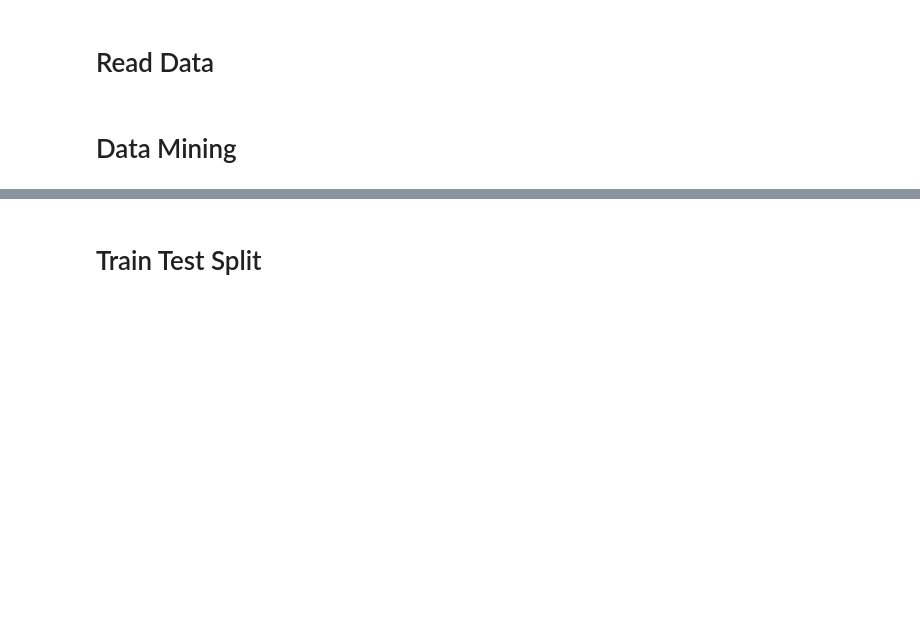
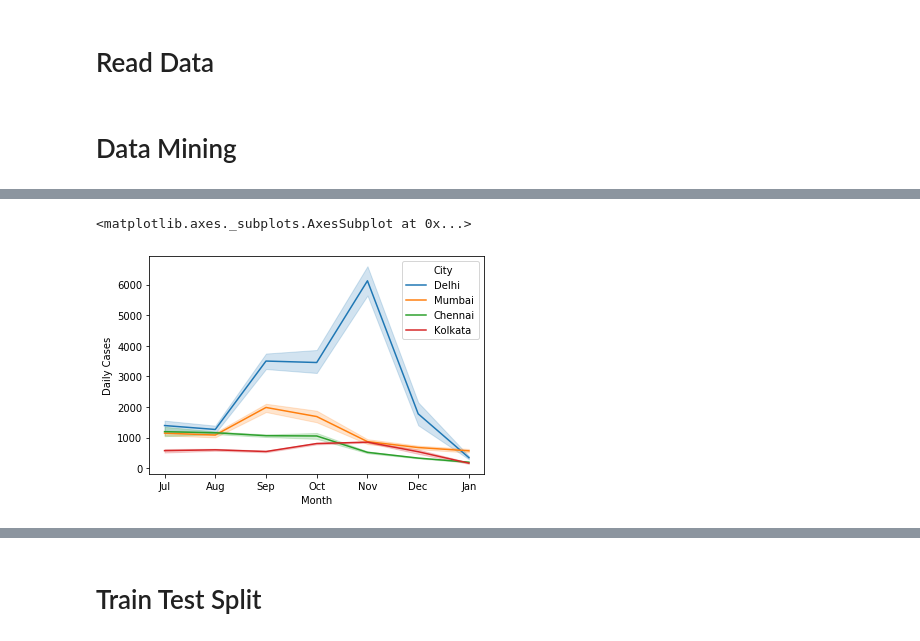
Before and after one commit to abhishek1garg/ML-Projects, a Jupyter notebook: Mini Capstone.ipynb, the cells around one changed output, grey strips where cells are left out. Drawn from its saved outputs; the diff is of its cells as text; code cells hidden in the pictures; blank space fills up the shorter version.

```diff
--- a/Mini Capstone.ipynb
+++ b/Mini Capstone.ipynb
@@ -287,0 +96,5 @@ high_corr_cols
+# %%
+sns.lineplot('Month','Daily Cases', hue='City', data=graph_df, sort=False)
+# %% [output]
+<matplotlib.axes._subplots.AxesSubplot at 0x...>
+[figure, added]
```
Also changed, not shown: parts of 105 cells of this notebook, 1 other file.
